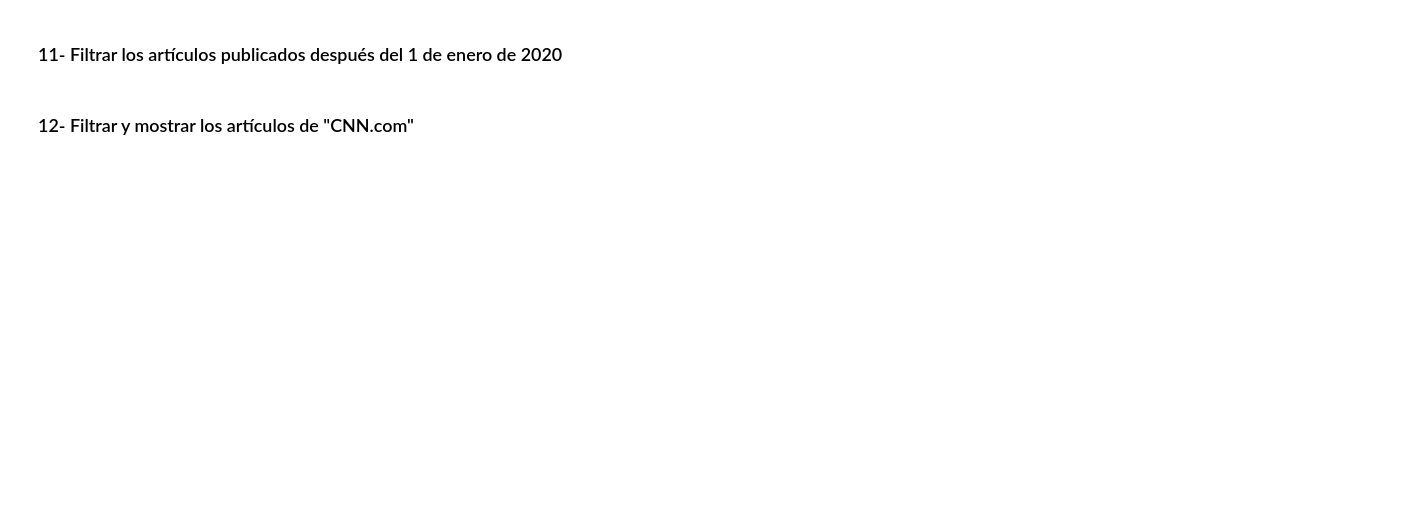
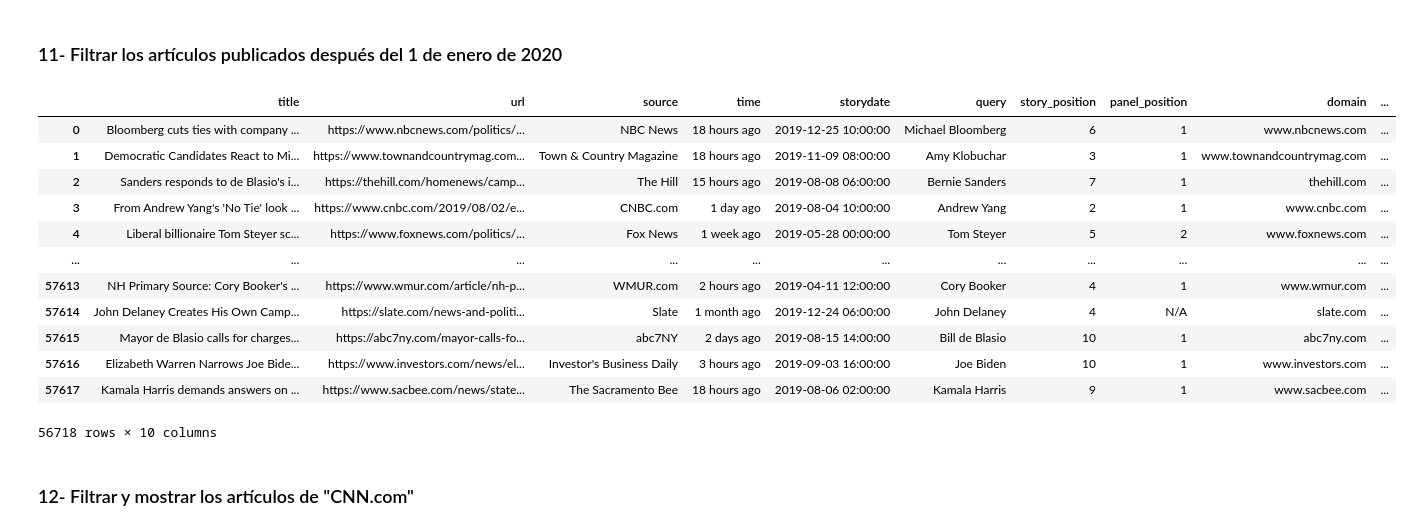
Before and after one commit to mizos0512/RPython, a Jupyter notebook: Notebooks/Clases/P40_JSON.ipynb, the cells around one changed output. Drawn from its saved outputs; the diff is of its cells as text; code cells hidden in the pictures; blank space fills up the shorter version.

```diff
--- a/Notebooks/Clases/P40_JSON.ipynb
+++ b/Notebooks/Clases/P40_JSON.ipynb
@@ -444,4 +484,23 @@ Se imprime el DataFrame 'top_10_sources'
 # %% [markdown]
 ### 11- Filtrar los artículos publicados después del 1 de enero de 2020
+# %%
+df[df['storydate'].dt.date > pd.to_datetime('2020-01-01').date()]
+# No hay articulos publicados dspues de '2020-01-01'
+# Probamos si hay articulos publicados despues de '2019-01-01'
+df[df['storydate'].dt.date > pd.to_datetime('2019-01-01').date()]
+# %% [output]
+|  | title | url | source | time | storydate | query | story_position | panel_position | domain | ... |
+| 0 | Bloomberg cuts ties with company ... | https://www.nbcnews.com/politics/... | NBC News | 18 hours ago | 2019-12-25 10:00:00 | Michael Bloomberg | 6 | 1 | www.nbcnews.com | ... |
+| 1 | Democratic Candidates React to Mi... | https://www.townandcountrymag.com... | Town & Country Magazine | 18 hours ago | 2019-11-09 08:00:00 | Amy Klobuchar | 3 | 1 | www.townandcountrymag.com | ... |
+| 2 | Sanders responds to de Blasio's i... | https://thehill.com/homenews/camp... | The Hill | 15 hours ago | 2019-08-08 06:00:00 | Bernie Sanders | 7 | 1 | thehill.com | ... |
+| 3 | From Andrew Yang's 'No Tie' look ... | https://www.cnbc.com/2019/08/02/e... | CNBC.com | 1 day ago | 2019-08-04 10:00:00 | Andrew Yang | 2 | 1 | www.cnbc.com | ... |
+| 4 | Liberal billionaire Tom Steyer sc... | https://www.foxnews.com/politics/... | Fox News | 1 week ago | 2019-05-28 00:00:00 | Tom Steyer | 5 | 2 | www.foxnews.com | ... |
+| ... | ... | ... | ... | ... | ... | ... | ... | ... | ... | ... |
+| 57613 | NH Primary Source: Cory Booker's ... | https://www.wmur.com/article/nh-p... | WMUR.com | 2 hours ago | 2019-04-11 12:00:00 | Cory Booker | 4 | 1 | www.wmur.com | ... |
+| 57614 | John Delaney Creates His Own Camp... | https://slate.com/news-and-politi... | Slate | 1 month ago | 2019-12-24 06:00:00 | John Delaney | 4 | N/A | slate.com | ... |
+| 57615 | Mayor de Blasio calls for charges... | https://abc7ny.com/mayor-calls-fo... | abc7NY | 2 days ago | 2019-08-15 14:00:00 | Bill de Blasio | 10 | 1 | abc7ny.com | ... |
+| 57616 | Elizabeth Warren Narrows Joe Bide... | https://www.investors.com/news/el... | Investor's Business Daily | 3 hours ago | 2019-09-03 16:00:00 | Joe Biden | 10 | 1 | www.investors.com | ... |
+| 57617 | Kamala Harris demands answers on ... | https://www.sacbee.com/news/state... | The Sacramento Bee | 18 hours ago | 2019-08-06 02:00:00 | Kamala Harris | 9 | 1 | www.sacbee.com | ... |
+56718 rows × 10 columns
 # %% [markdown]
 ### 12- Filtrar y mostrar los artículos de "CNN.com"
```
Also changed, not shown: parts of 32 cells of this notebook.
